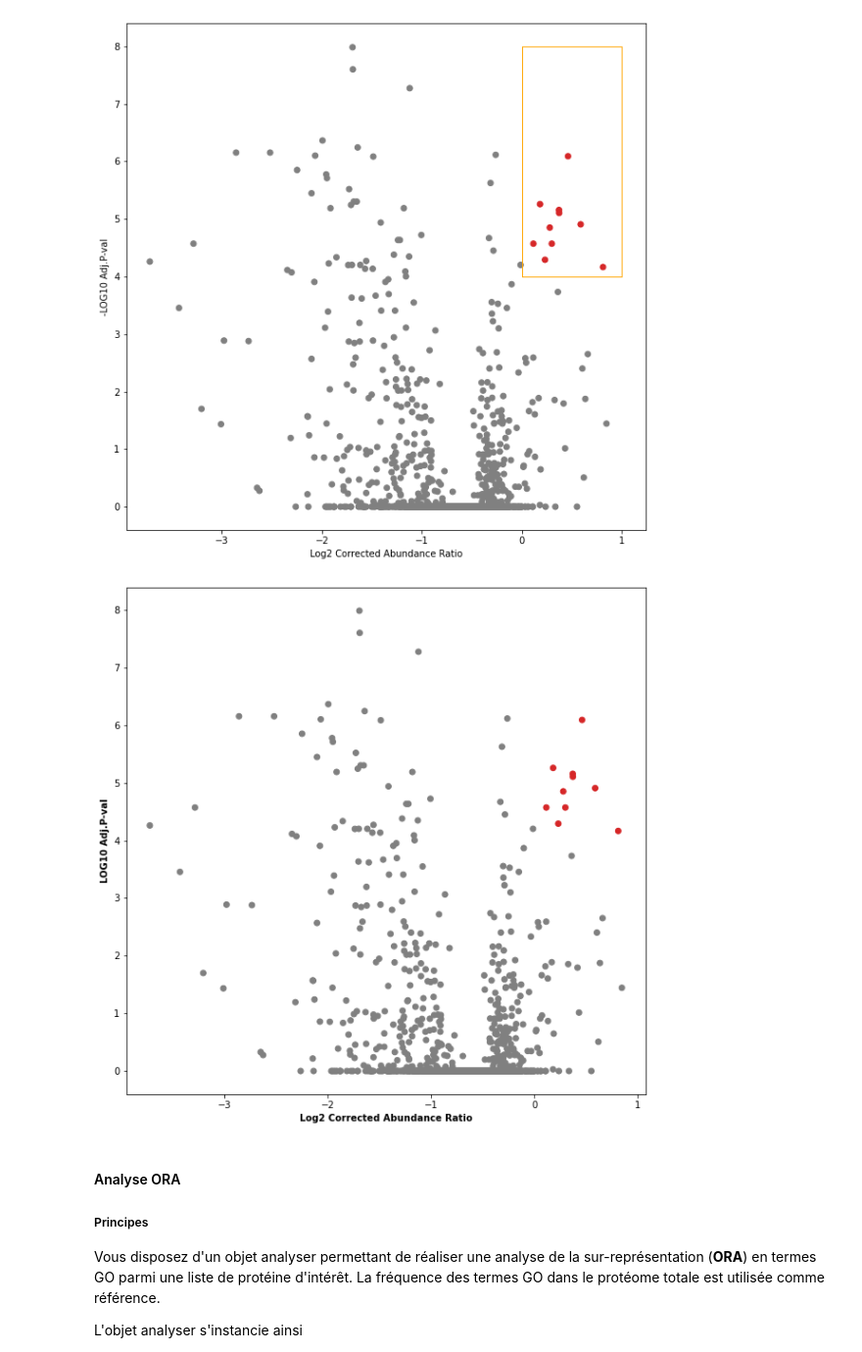
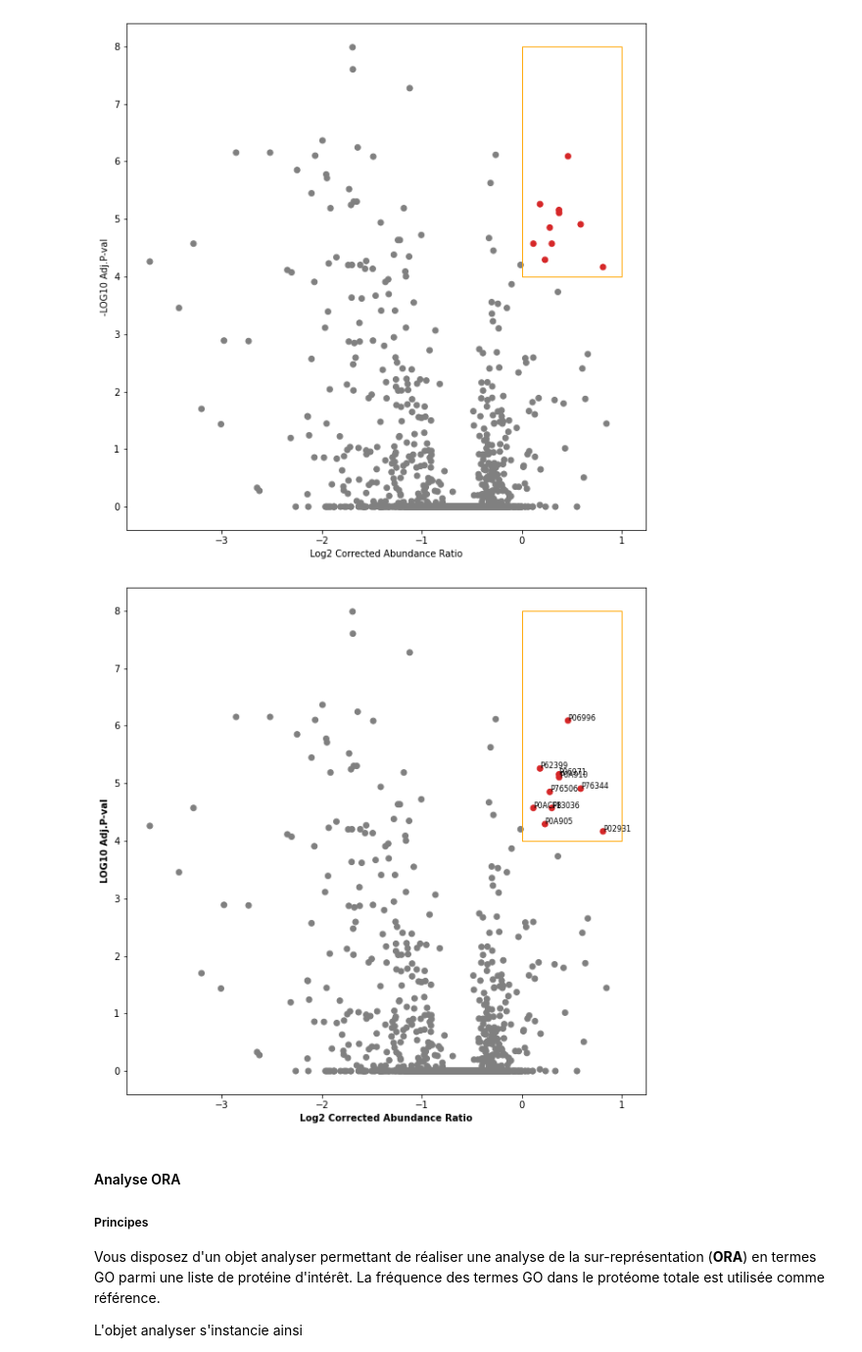
Before and after one commit to FrancoiseArtignan/VDB_jupyter, a Jupyter notebook: TP2.ipynb, the cells around one changed output. Shown at 98% size. Drawn from its saved outputs; the diff is of its cells as text; code cells hidden in the pictures.

```diff
--- a/TP2.ipynb
+++ b/TP2.ipynb
@@ -151,23 +150,25 @@ ax2.scatter(new_data['Log2 Corrected Abundance Ratio'],new_data['LOG10 Adj.P-val
 [figure]
 # %%
 #3
+new_data['x'] = new_data['Log2 Corrected Abundance Ratio']
+new_data['y'] = new_data['LOG10 Adj.P-val']
+
 fig3, ax3 = plt.subplots(figsize=(10,10), ncols=1, nrows=1)
 
-new_data['group'] = 'grey'
-new_data.loc[(new_data['LOG10 Adj.P-val'] > 4 )  & (new_data['Log2 Corrected Abundance Ratio'] > 0.0 ),'group' ] = 'tab:red'
-#new_data.loc[(new_data['y'] < 4 )  & (new_data['x'] > 0.0 ),'group' ] = 'tab:blue'
-
-
-ax3.scatter(new_data['Log2 Corrected Abundance Ratio'],new_data['LOG10 Adj.P-val'], c=new_data['group'])
 ax3.set_xlabel('Log2 Corrected Abundance Ratio',fontweight='bold')
 ax3.set_ylabel('LOG10 Adj.P-val',fontweight='bold')
+ax3.add_patch(Rectangle((0,4), 1,4,facecolor='none', edgecolor='orange'))
+new_data['group'] = 'grey'
+new_data.loc[(new_data['y'] > 4 ) & (new_data['x'] > 0.0 ),'group' ] = 'tab:red'
+#new_data.loc[(new_data['y'] < 4 )  & (new_data['x'] > 0.0 ),'group' ] = 'tab:blue'
+ax3.scatter(new_data['x'],new_data['y'], c=new_data['group'])
 
 texts = []
-for i in range(len(data)):
-  if new_data['Log2 Corrected Abundance Ratio'].iloc[i] > 4 and new_data['LOG10 Adj.P-val'].iloc[i] > 0 :
+for i in range(len(new_data)):
+  if (new_data.iloc[i].y>4) and (new_data.iloc[i].x>0):
     texts.append(plt.text(x = new_data.iloc[i].x, y = new_data.iloc[i].y, s=new_data.iloc[i].Accession, fontsize = 8))
 # %% [output]
-[figure, old version]
+[figure, new version]
 # %% [markdown]
 #### Analyse ORA
 
```
Also changed, not shown: parts of 1 cell of this notebook.
